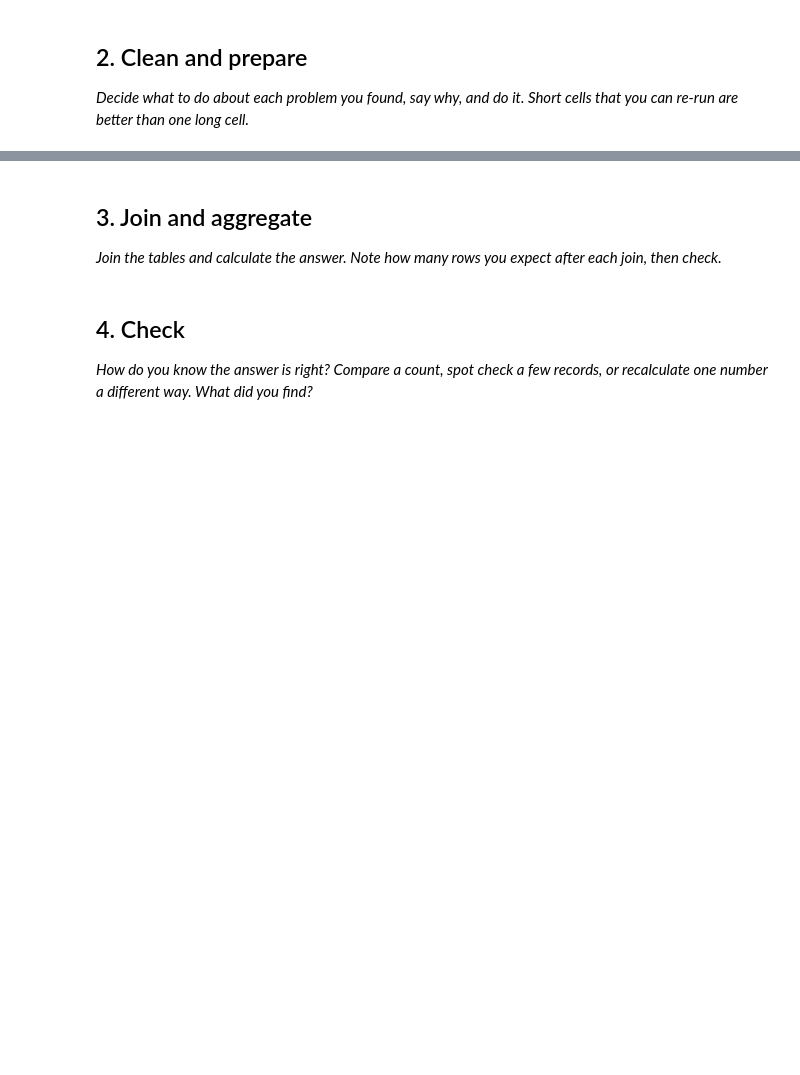
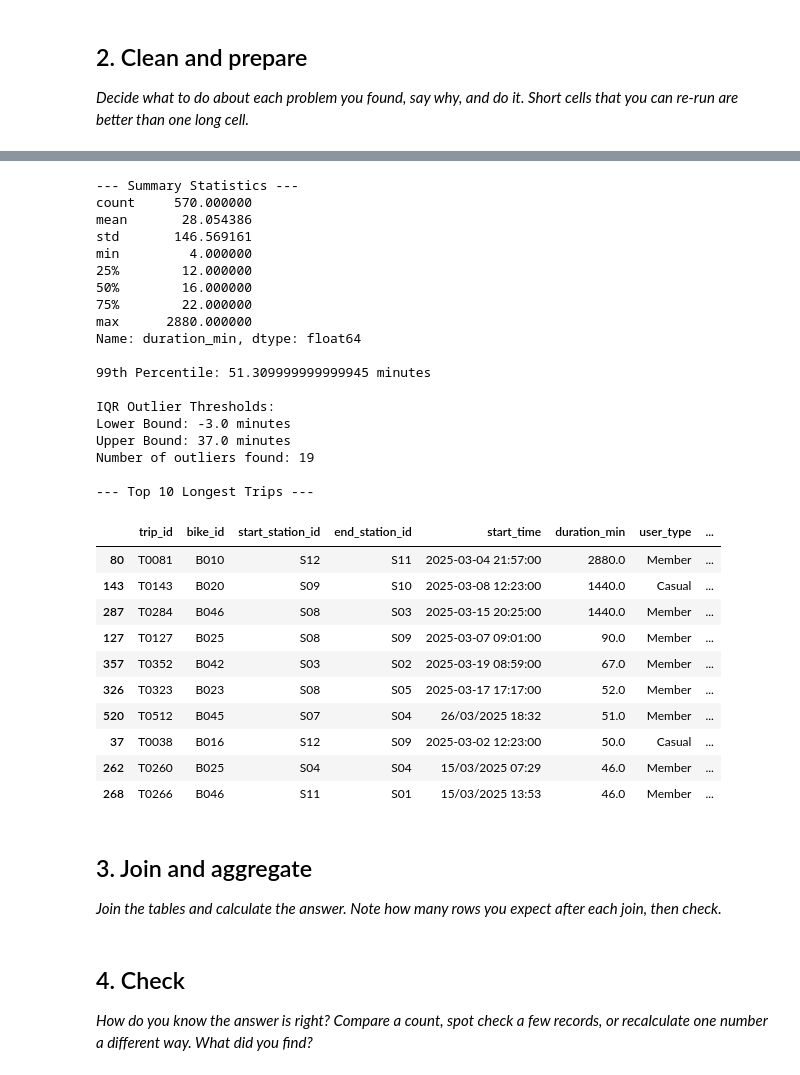
Before and after one commit to b-kaleem-5836668/Analytics-Engineering, a Jupyter notebook: 2_03_practice_bike_hire_student.ipynb, the cells around one changed output, grey strips where cells are left out. Saved outputs shown, nothing was run; the diff lists cells and outputs as text; code cells hidden in the pictures; blank space fills up the shorter version.

```diff
--- a/2_03_practice_bike_hire_student.ipynb
+++ b/2_03_practice_bike_hire_student.ipynb
@@ -344,3 +360,63 @@ Final clean number of rows: 600
+# %%
+#Writes a code to identify outliers in the 'trips' table.
+
+# 1. Summary Statistics of trip durations
+duration_stats = tables["trips"]["duration_min"].describe()
+print("--- Summary Statistics ---")
+print(duration_stats)
+
+# 2. Check extreme percentiles (e.g., 99th percentile)
+p99 = tables["trips"]["duration_min"].quantile(0.99)
+print(f"\n99th Percentile: {p99} minutes")
+
+# 3. Use IQR method to define outlier bounds
+Q1 = tables["trips"]["duration_min"].quantile(0.25)
+Q3 = tables["trips"]["duration_min"].quantile(0.75)
+IQR = Q3 - Q1
+lower_bound = Q1 - 1.5 * IQR
+upper_bound = Q3 + 1.5 * IQR
+
+outliers = tables["trips"][(tables["trips"]["duration_min"] < lower_bound) | (tables["trips"]["duration_min"] > upper_bound)]
+
+print(f"\nIQR Outlier Thresholds:")
+print(f"Lower Bound: {lower_bound} minutes")
+print(f"Upper Bound: {upper_bound} minutes")
+print(f"Number of outliers found: {len(outliers)}")
+
+# Display the top 10 longest trips
+print("\n--- Top 10 Longest Trips ---")
+display(tables["trips"].nlargest(10, "duration_min"))
+# %% [output]
+--- Summary Statistics ---
+count     570.000000
+mean       28.054386
+std       146.569161
+min         4.000000
+25%        12.000000
+50%        16.000000
+75%        22.000000
+max      2880.000000
+Name: duration_min, dtype: float64
+
+99th Percentile: 51.309999999999945 minutes
+
+IQR Outlier Thresholds:
+Lower Bound: -3.0 minutes
+Upper Bound: 37.0 minutes
+Number of outliers found: 19
+
+--- Top 10 Longest Trips ---
+|  | trip_id | bike_id | start_station_id | end_station_id | start_time | duration_min | user_type | ... |
+| 80 | T0081 | B010 | S12 | S11 | 2025-03-04 21:57:00 | 2880.0 | Member | ... |
+| 143 | T0143 | B020 | S09 | S10 | 2025-03-08 12:23:00 | 1440.0 | Casual | ... |
+| 287 | T0284 | B046 | S08 | S03 | 2025-03-15 20:25:00 | 1440.0 | Member | ... |
+| 127 | T0127 | B025 | S08 | S09 | 2025-03-07 09:01:00 | 90.0 | Member | ... |
+| 357 | T0352 | B042 | S03 | S02 | 2025-03-19 08:59:00 | 67.0 | Member | ... |
+| 326 | T0323 | B023 | S08 | S05 | 2025-03-17 17:17:00 | 52.0 | Member | ... |
+| 520 | T0512 | B045 | S07 | S04 | 26/03/2025 18:32 | 51.0 | Member | ... |
+| 37 | T0038 | B016 | S12 | S09 | 2025-03-02 12:23:00 | 50.0 | Casual | ... |
+| 262 | T0260 | B025 | S04 | S04 | 15/03/2025 07:29 | 46.0 | Member | ... |
+| 268 | T0266 | B046 | S11 | S01 | 15/03/2025 13:53 | 46.0 | Member | ... |
 # %% [markdown]
 ## 3. Join and aggregate
 
```
Also changed, not shown: parts of 3 cells of this notebook.
